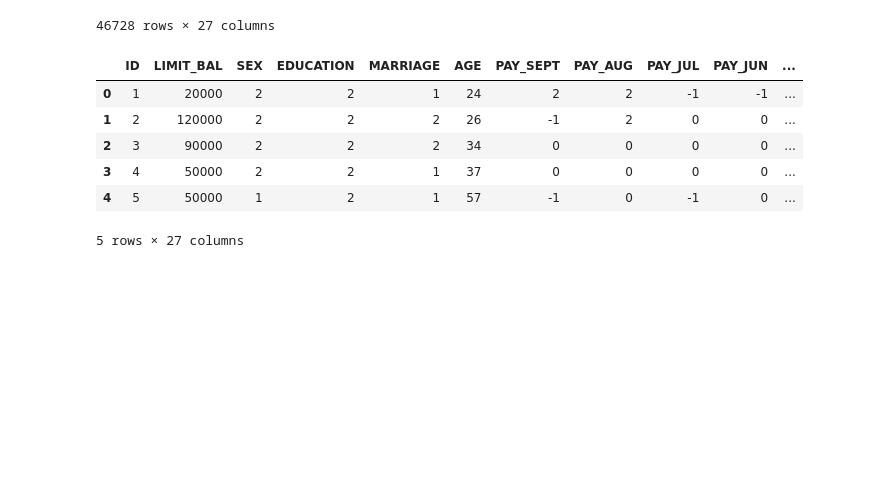
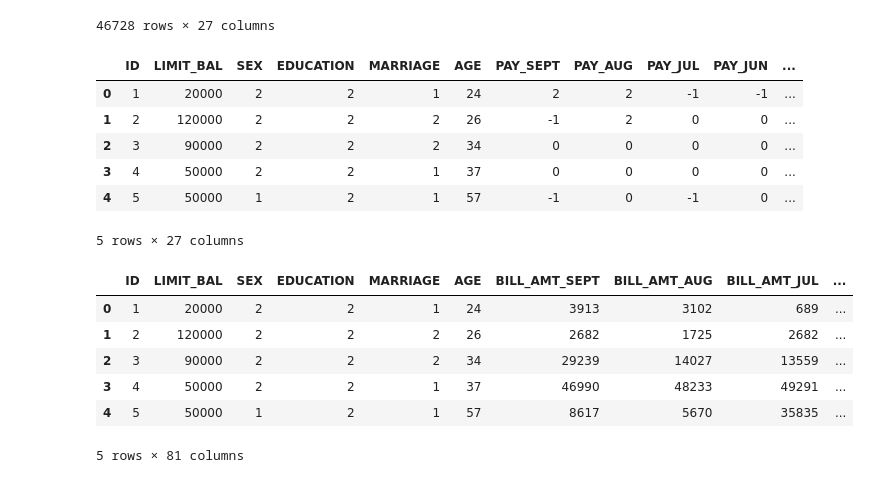
Before and after one commit to shaad4224/credit_card_default_prediction, a Jupyter notebook: Copy_of_credit_card_default_prediction.ipynb, the cells around one changed output. Saved outputs shown, nothing was run; the diff lists cells and outputs as text; code cells hidden in the pictures; blank space fills up the shorter version.

```diff
--- a/Copy_of_credit_card_default_prediction.ipynb
+++ b/Copy_of_credit_card_default_prediction.ipynb
@@ -409,3 +409,15 @@ new_df.head()
 | 3 | 4 | 50000 | 2 | 2 | 1 | 37 | 0 | 0 | 0 | 0 | ... |
 | 4 | 5 | 50000 | 1 | 2 | 1 | 57 | -1 | 0 | -1 | 0 | ... |
 5 rows × 27 columns
+# %%
+new_df = pd.get_dummies(new_df, columns = ['PAY_SEPT',	'PAY_AUG',	'PAY_JUL',	'PAY_JUN',	'PAY_MAY',	'PAY_APR'], drop_first = True )
+# %%
+new_df.head()
+# %% [output]
+|  | ID | LIMIT_BAL | SEX | EDUCATION | MARRIAGE | AGE | BILL_AMT_SEPT | BILL_AMT_AUG | BILL_AMT_JUL | ... |
+| 0 | 1 | 20000 | 2 | 2 | 1 | 24 | 3913 | 3102 | 689 | ... |
+| 1 | 2 | 120000 | 2 | 2 | 2 | 26 | 2682 | 1725 | 2682 | ... |
+| 2 | 3 | 90000 | 2 | 2 | 2 | 34 | 29239 | 14027 | 13559 | ... |
+| 3 | 4 | 50000 | 2 | 2 | 1 | 37 | 46990 | 48233 | 49291 | ... |
+| 4 | 5 | 50000 | 1 | 2 | 1 | 57 | 8617 | 5670 | 35835 | ... |
+5 rows × 81 columns
```
Also changed, not shown: parts of 29 cells of this notebook.
